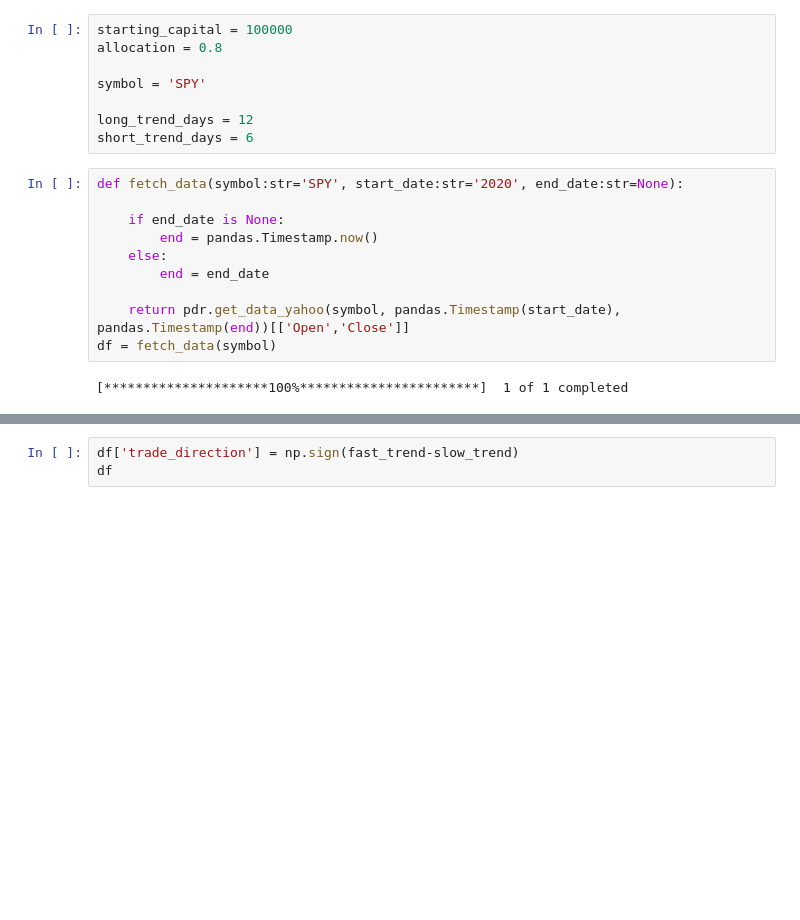
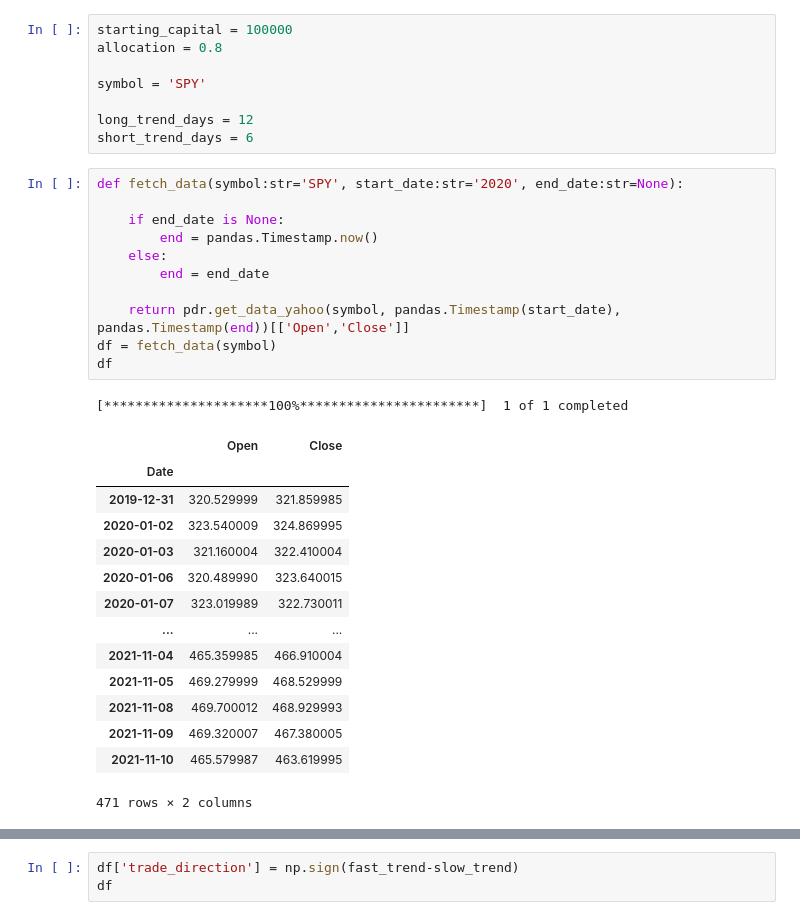
Before and after one commit to lamaalabdalaal/W5C2, a Jupyter notebook: W5C2_template.ipynb, the cells around one changed output, grey strips where cells are left out. Cells and saved outputs as stored; diff of their text form; blank space fills up the shorter version.

```diff
--- a/W5C2_template.ipynb
+++ b/W5C2_template.ipynb
@@ -27,15 +27,30 @@ short_trend_days = 6
 # %%
 def fetch_data(symbol:str='SPY', start_date:str='2020', end_date:str=None):
 
     if end_date is None:
         end = pandas.Timestamp.now()
     else:
         end = end_date
 
     return pdr.get_data_yahoo(symbol, pandas.Timestamp(start_date), pandas.Timestamp(end))[['Open','Close']]
 df = fetch_data(symbol)
+df
 # %% [output]
 [*********************100%***********************]  1 of 1 completed
+|  | Open | Close |
+| Date |  |  |
+| 2019-12-31 | 320.529999 | 321.859985 |
+| 2020-01-02 | 323.540009 | 324.869995 |
+| 2020-01-03 | 321.160004 | 322.410004 |
+| 2020-01-06 | 320.489990 | 323.640015 |
+| 2020-01-07 | 323.019989 | 322.730011 |
+| ... | ... | ... |
+| 2021-11-04 | 465.359985 | 466.910004 |
+| 2021-11-05 | 469.279999 | 468.529999 |
+| 2021-11-08 | 469.700012 | 468.929993 |
+| 2021-11-09 | 469.320007 | 467.380005 |
+| 2021-11-10 | 465.579987 | 463.619995 |
+471 rows × 2 columns
 # %%
 fast_trend = df.Open.rolling(window=short_trend_days).mean()
 slow_trend = df.Open.rolling(window=long_trend_days).mean()
```
Also changed, not shown: parts of 3 cells of this notebook.
